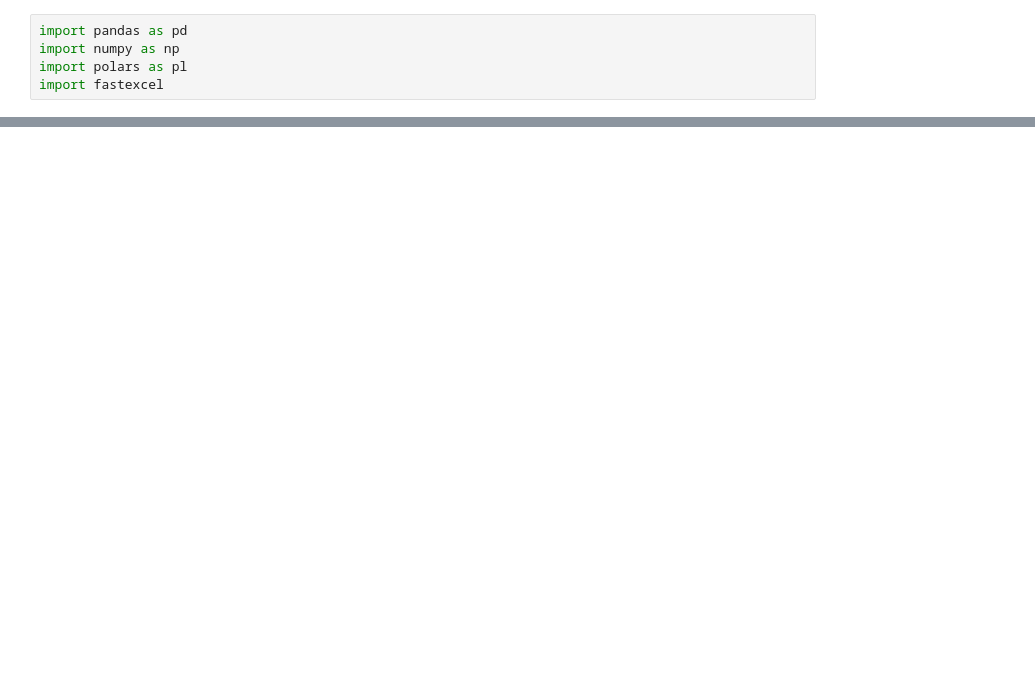
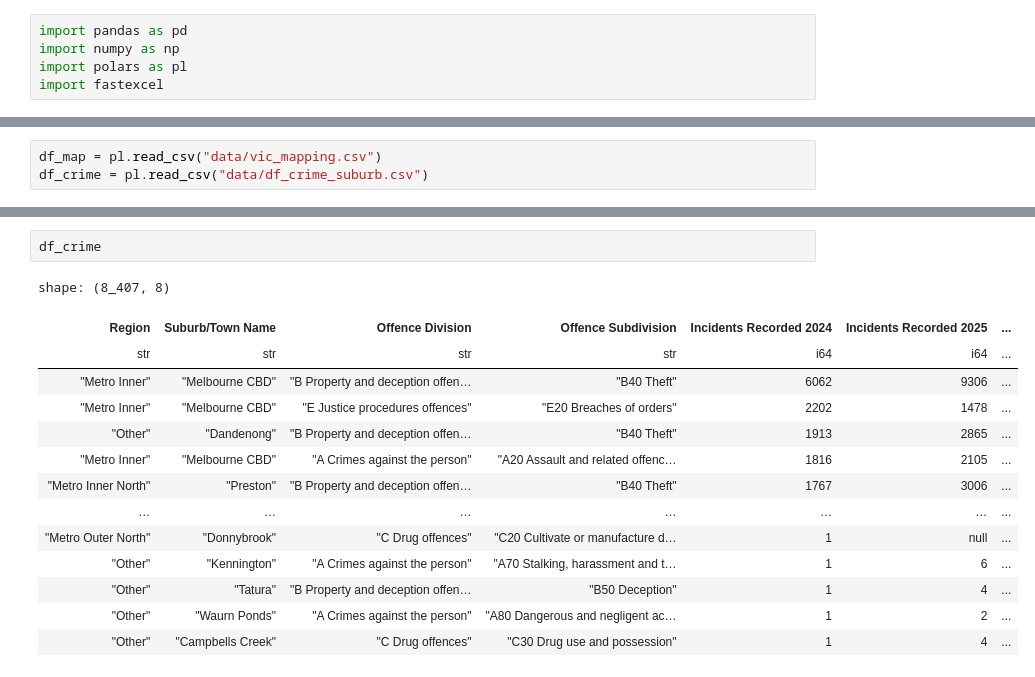
Before and after one commit to DamnThisIsAnUnnecessarilyLongName/blank-app, a Jupyter notebook: scratch copy.ipynb, the cells around one changed output, grey strips where cells are left out. Drawn from its saved outputs; the diff is of its cells as text; blank space fills up the shorter version.

```diff
--- a/scratch copy.ipynb
+++ b/scratch copy.ipynb
@@ -143,0 +195,3 @@ shape: (14, 9)
+# %%
+df_map = pl.read_csv("data/vic_mapping.csv")
+df_crime = pl.read_csv("data/df_crime_suburb.csv")
@@ -143,0 +280,17 @@ shape: (14, 9)
+# %%
+df_crime
+# %% [output]
+shape: (8_407, 8)
+| Region | Suburb/Town Name | Offence Division | Offence Subdivision | Incidents Recorded 2024 | Incidents Recorded 2025 | ... |
+| str | str | str | str | i64 | i64 | ... |
+| "Metro Inner" | "Melbourne CBD" | "B Property and deception offen… | "B40 Theft" | 6062 | 9306 | ... |
+| "Metro Inner" | "Melbourne CBD" | "E Justice procedures offences" | "E20 Breaches of orders" | 2202 | 1478 | ... |
+| "Other" | "Dandenong" | "B Property and deception offen… | "B40 Theft" | 1913 | 2865 | ... |
+| "Metro Inner" | "Melbourne CBD" | "A Crimes against the person" | "A20 Assault and related offenc… | 1816 | 2105 | ... |
+| "Metro Inner North" | "Preston" | "B Property and deception offen… | "B40 Theft" | 1767 | 3006 | ... |
+| … | … | … | … | … | … | ... |
+| "Metro Outer North" | "Donnybrook" | "C Drug offences" | "C20 Cultivate or manufacture d… | 1 | null | ... |
+| "Other" | "Kennington" | "A Crimes against the person" | "A70 Stalking, harassment and t… | 1 | 6 | ... |
+| "Other" | "Tatura" | "B Property and deception offen… | "B50 Deception" | 1 | 4 | ... |
+| "Other" | "Waurn Ponds" | "A Crimes against the person" | "A80 Dangerous and negligent ac… | 1 | 2 | ... |
+| "Other" | "Campbells Creek" | "C Drug offences" | "C30 Drug use and possession" | 1 | 4 | ... |
```
Also changed, not shown: parts of 19 cells of this notebook, 8 other files.
